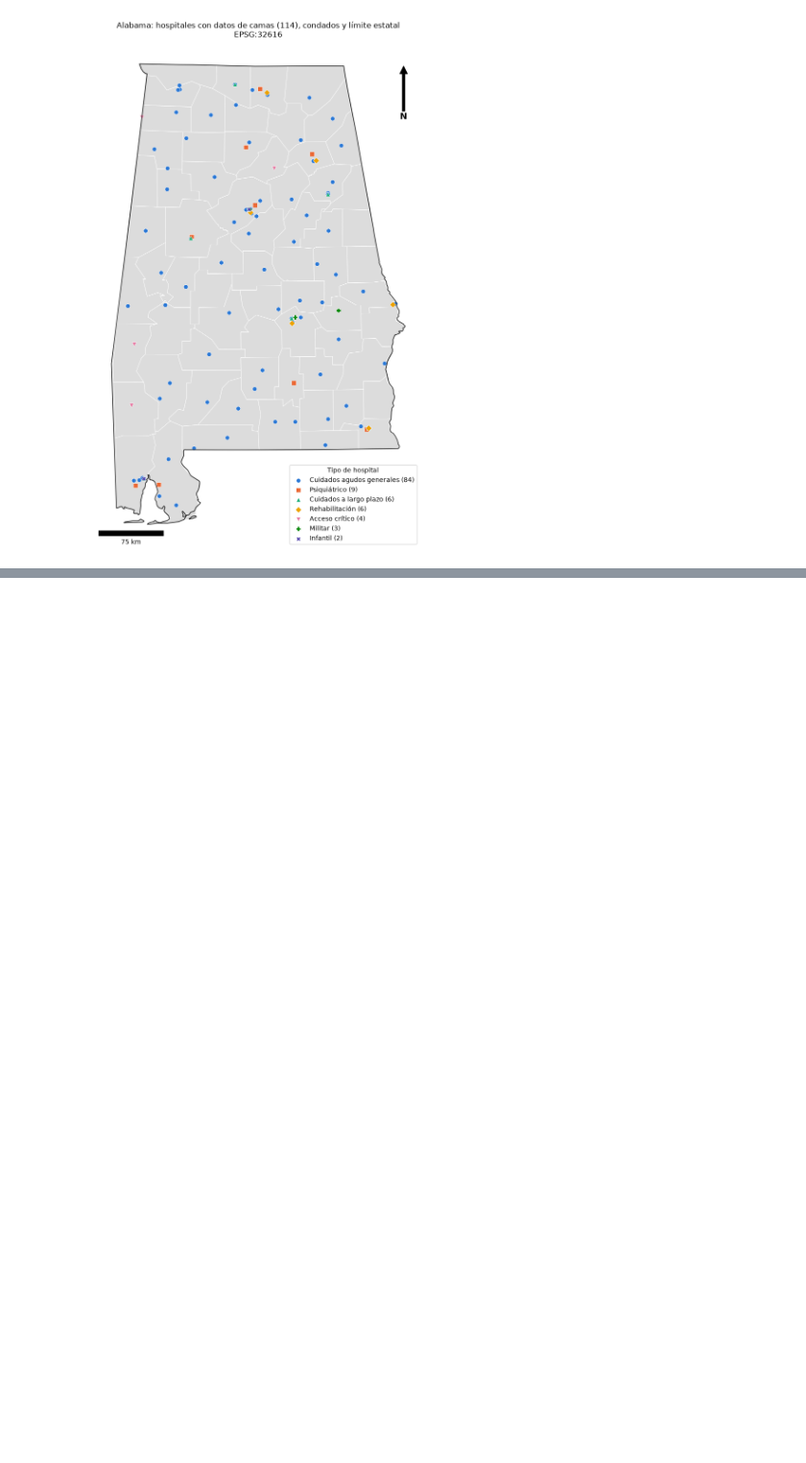
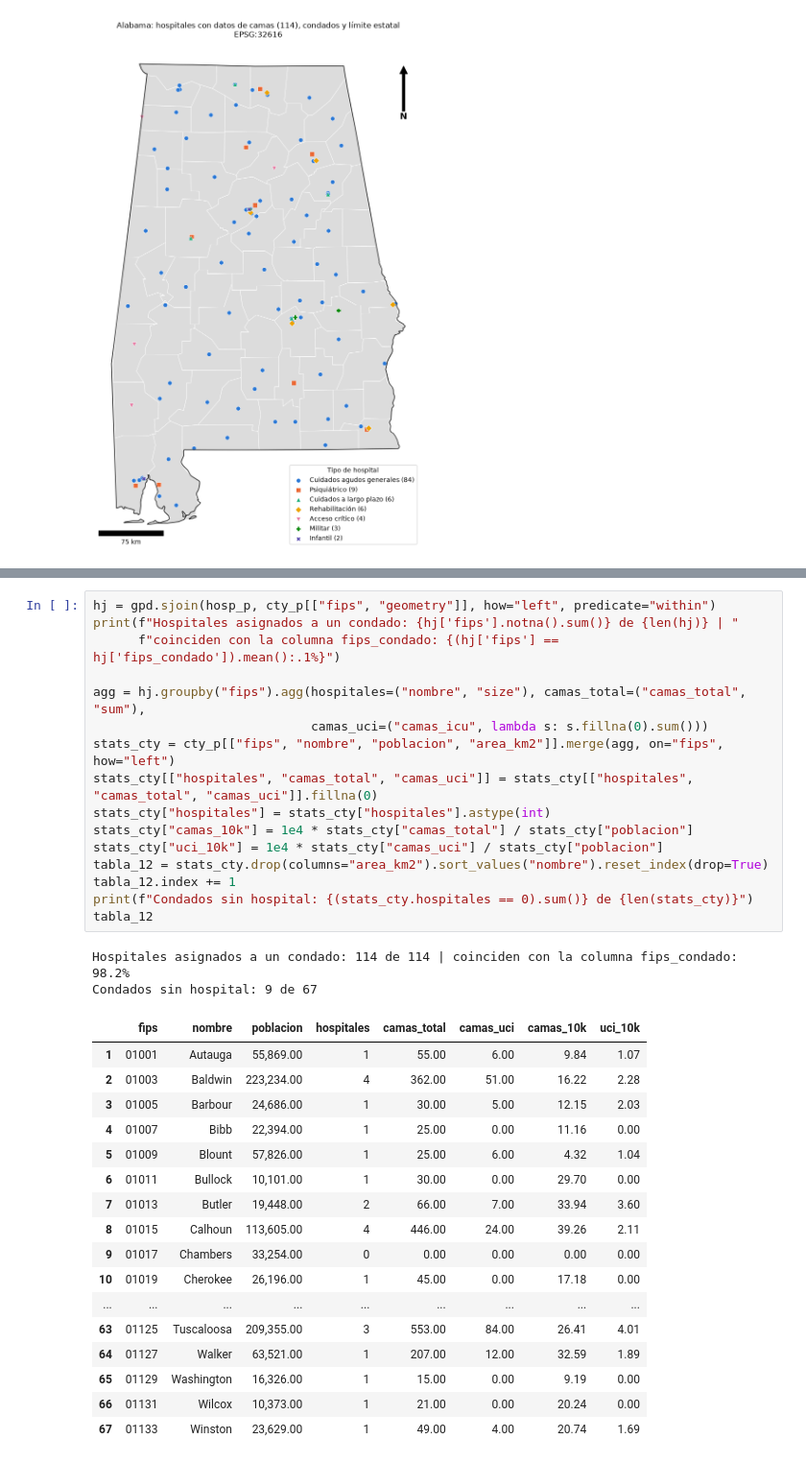
Before and after one commit to Branuvg/lab5_modsim, a Jupyter notebook: lab5.ipynb, the cells around one changed output, grey strips where cells are left out. Shown at 96% size. Cells and saved outputs as stored; diff of their text form; blank space fills up the shorter version.

```diff
--- a/lab5.ipynb
+++ b/lab5.ipynb
@@ -231,0 +240,36 @@ plt.show()
+# %%
+hj = gpd.sjoin(hosp_p, cty_p[["fips", "geometry"]], how="left", predicate="within")
+print(f"Hospitales asignados a un condado: {hj['fips'].notna().sum()} de {len(hj)} | "
+      f"coinciden con la columna fips_condado: {(hj['fips'] == hj['fips_condado']).mean():.1%}")
+
+agg = hj.groupby("fips").agg(hospitales=("nombre", "size"), camas_total=("camas_total", "sum"),
+                             camas_uci=("camas_icu", lambda s: s.fillna(0).sum()))
+stats_cty = cty_p[["fips", "nombre", "poblacion", "area_km2"]].merge(agg, on="fips", how="left")
+stats_cty[["hospitales", "camas_total", "camas_uci"]] = stats_cty[["hospitales", "camas_total", "camas_uci"]].fillna(0)
+stats_cty["hospitales"] = stats_cty["hospitales"].astype(int)
+stats_cty["camas_10k"] = 1e4 * stats_cty["camas_total"] / stats_cty["poblacion"]
+stats_cty["uci_10k"] = 1e4 * stats_cty["camas_uci"] / stats_cty["poblacion"]
+tabla_12 = stats_cty.drop(columns="area_km2").sort_values("nombre").reset_index(drop=True)
+tabla_12.index += 1
+print(f"Condados sin hospital: {(stats_cty.hospitales == 0).sum()} de {len(stats_cty)}")
+tabla_12
+# %% [output]
+Hospitales asignados a un condado: 114 de 114 | coinciden con la columna fips_condado: 98.2%
+Condados sin hospital: 9 de 67
+|  | fips | nombre | poblacion | hospitales | camas_total | camas_uci | camas_10k | uci_10k |
+| 1 | 01001 | Autauga | 55,869.00 | 1 | 55.00 | 6.00 | 9.84 | 1.07 |
+| 2 | 01003 | Baldwin | 223,234.00 | 4 | 362.00 | 51.00 | 16.22 | 2.28 |
+| 3 | 01005 | Barbour | 24,686.00 | 1 | 30.00 | 5.00 | 12.15 | 2.03 |
+| 4 | 01007 | Bibb | 22,394.00 | 1 | 25.00 | 0.00 | 11.16 | 0.00 |
+| 5 | 01009 | Blount | 57,826.00 | 1 | 25.00 | 6.00 | 4.32 | 1.04 |
+| 6 | 01011 | Bullock | 10,101.00 | 1 | 30.00 | 0.00 | 29.70 | 0.00 |
+| 7 | 01013 | Butler | 19,448.00 | 2 | 66.00 | 7.00 | 33.94 | 3.60 |
+| 8 | 01015 | Calhoun | 113,605.00 | 4 | 446.00 | 24.00 | 39.26 | 2.11 |
+| 9 | 01017 | Chambers | 33,254.00 | 0 | 0.00 | 0.00 | 0.00 | 0.00 |
+| 10 | 01019 | Cherokee | 26,196.00 | 1 | 45.00 | 0.00 | 17.18 | 0.00 |
+| ... | ... | ... | ... | ... | ... | ... | ... | ... |
+| 63 | 01125 | Tuscaloosa | 209,355.00 | 3 | 553.00 | 84.00 | 26.41 | 4.01 |
+| 64 | 01127 | Walker | 63,521.00 | 1 | 207.00 | 12.00 | 32.59 | 1.89 |
+| 65 | 01129 | Washington | 16,326.00 | 1 | 15.00 | 0.00 | 9.19 | 0.00 |
+| 66 | 01131 | Wilcox | 10,373.00 | 1 | 21.00 | 0.00 | 20.24 | 0.00 |
+| 67 | 01133 | Winston | 23,629.00 | 1 | 49.00 | 4.00 | 20.74 | 1.69 |
```
Also changed, not shown: parts of 7 cells of this notebook.
